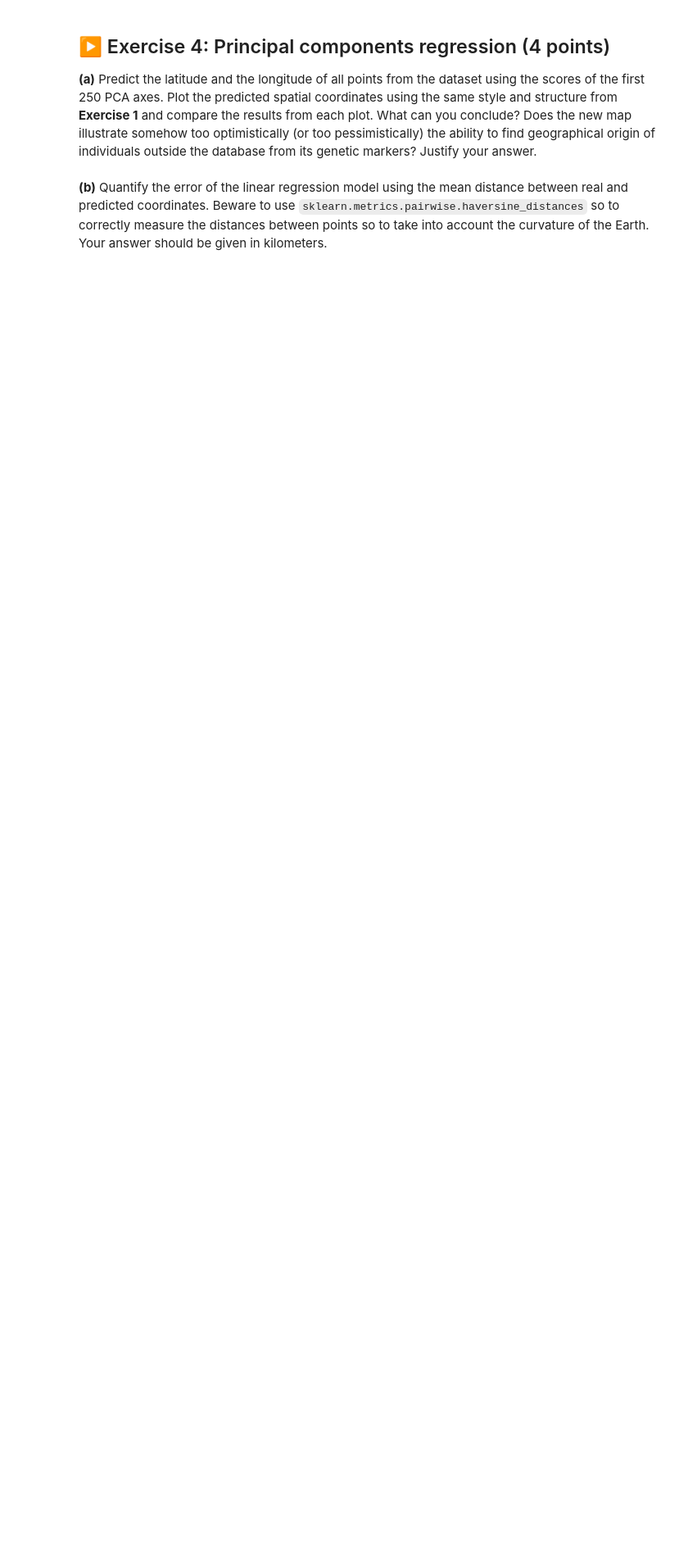
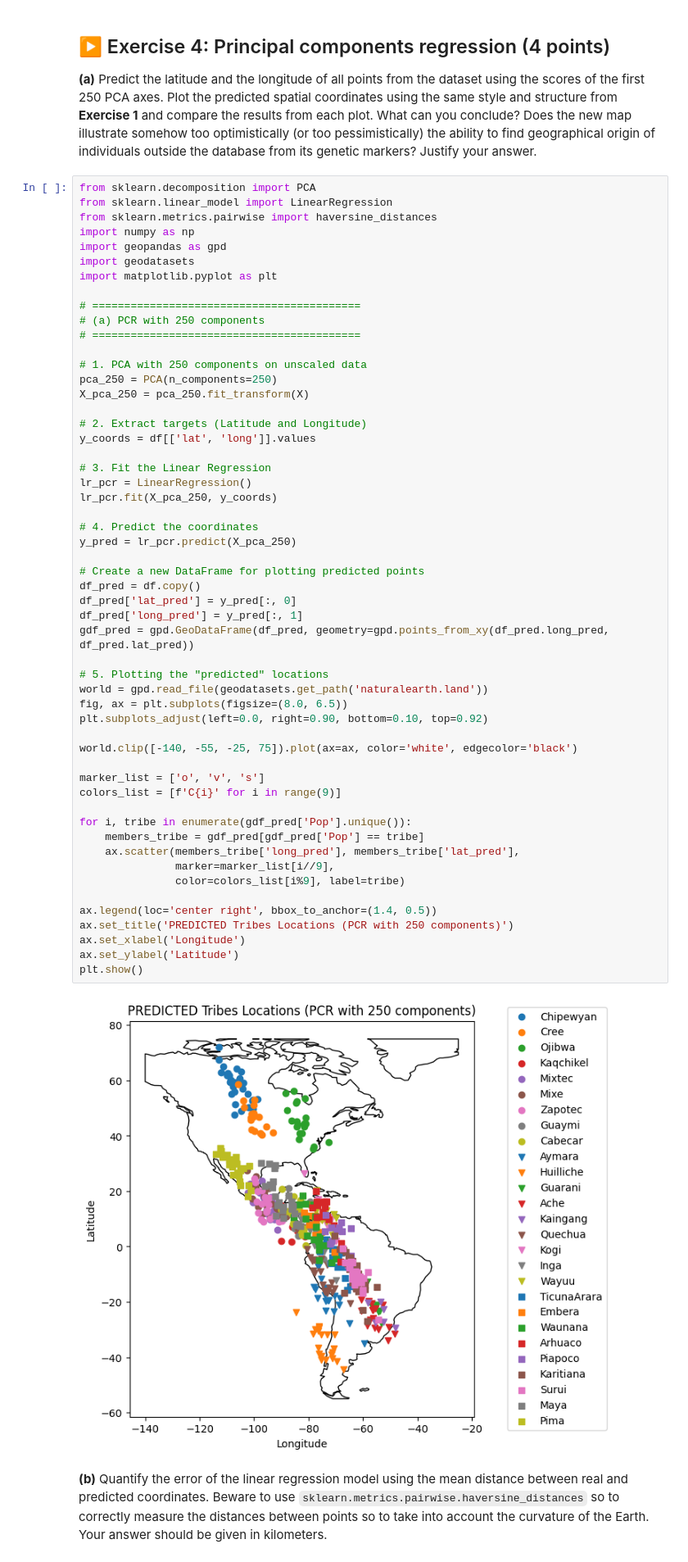
Before and after one commit to Macxsime/ISLA-reports-group32, a Jupyter notebook: TP2/TP2.ipynb, the cells around one changed output. Shown at 82% size. Drawn from its saved outputs; the diff is of its cells as text; blank space fills up the shorter version.

```diff
--- a/TP2/TP2.ipynb
+++ b/TP2/TP2.ipynb
@@ -168,5 +373,61 @@ Redo the 2D scatter plot from item **(b)** on the normalized version of the data
 ## ▶️ Exercise 4: Principal components regression (4 points)
 
 **(a)** Predict the latitude and the longitude of all points from the dataset using the scores of the first 250 PCA axes. Plot the predicted spatial coordinates using the same style and structure from **Exercise 1** and compare the results from each plot. What can you conclude? Does the new map illustrate somehow too optimistically (or too pessimistically) the ability to find geographical origin of individuals outside the database from its genetic markers? Justify your answer.
+# %%
+from sklearn.decomposition import PCA
+from sklearn.linear_model import LinearRegression
+from sklearn.metrics.pairwise import haversine_distances
+import numpy as np
+import geopandas as gpd
+import geodatasets
+import matplotlib.pyplot as plt
+
+# ==========================================
+# (a) PCR with 250 components
+# ==========================================
+
+# 1. PCA with 250 components on unscaled data
+pca_250 = PCA(n_components=250)
+X_pca_250 = pca_250.fit_transform(X)
+
+# 2. Extract targets (Latitude and Longitude)
+y_coords = df[['lat', 'long']].values
+
+# 3. Fit the Linear Regression
+lr_pcr = LinearRegression()
+lr_pcr.fit(X_pca_250, y_coords)
+
+# 4. Predict the coordinates
+y_pred = lr_pcr.predict(X_pca_250)
+
+# Create a new DataFrame for plotting predicted points
+df_pred = df.copy()
+df_pred['lat_pred'] = y_pred[:, 0]
+df_pred['long_pred'] = y_pred[:, 1]
+gdf_pred = gpd.GeoDataFrame(df_pred, geometry=gpd.points_from_xy(df_pred.long_pred, df_pred.lat_pred))
+
+# 5. Plotting the "predicted" locations
+world = gpd.read_file(geodatasets.get_path('naturalearth.land'))
+fig, ax = plt.subplots(figsize=(8.0, 6.5))
+plt.subplots_adjust(left=0.0, right=0.90, bottom=0.10, top=0.92)
+
+world.clip([-140, -55, -25, 75]).plot(ax=ax, color='white', edgecolor='black')
+
+marker_list = ['o', 'v', 's']
+colors_list = [f'C{i}' for i in range(9)]
+
+for i, tribe in enumerate(gdf_pred['Pop'].unique()):
+    members_tribe = gdf_pred[gdf_pred['Pop'] == tribe]
+    ax.scatter(members_tribe['long_pred'], members_tribe['lat_pred'],
+               marker=marker_list[i//9],
+               color=colors_list[i%9], label=tribe)
+
+ax.legend(loc='center right', bbox_to_anchor=(1.4, 0.5))
+ax.set_title('PREDICTED Tribes Locations (PCR with 250 components)')
+ax.set_xlabel('Longitude')
+ax.set_ylabel('Latitude')
+plt.show()
+# %% [output]
+[figure, added]
 # %% [markdown]
 **(b)** Quantify the error of the linear regression model using the mean distance between real and predicted coordinates. Beware to use `sklearn.metrics.pairwise.haversine_distances` so to correctly measure the distances between points so to take into account the curvature of the Earth. Your answer should be given in kilometers.
```
Also changed, not shown: parts of 14 cells of this notebook.
